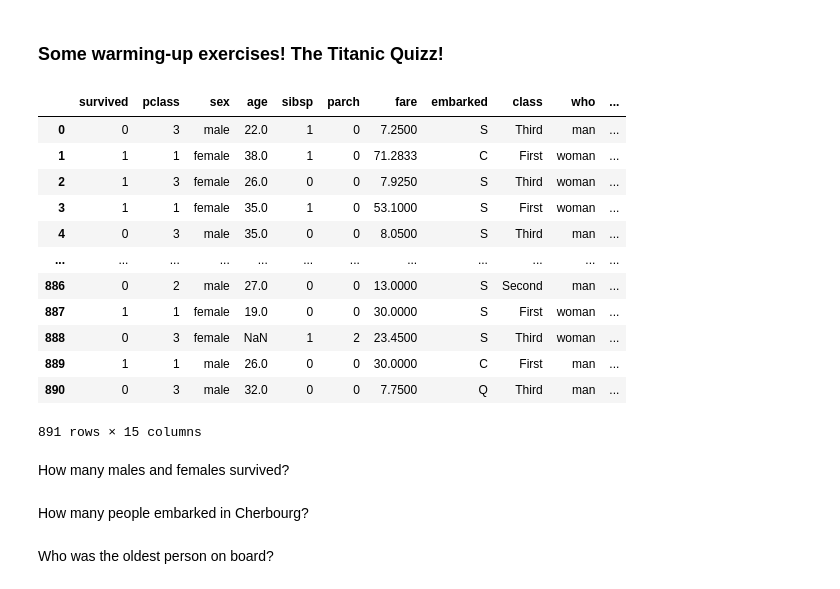
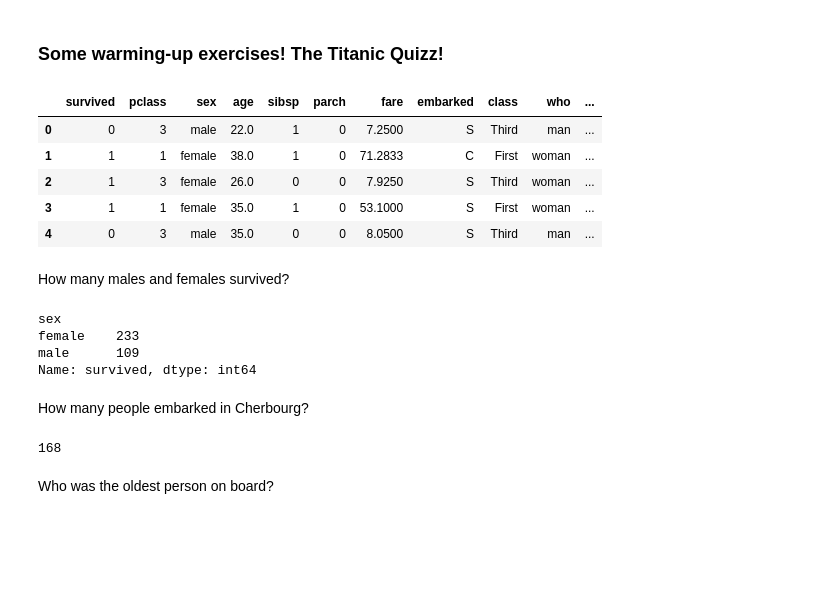
Before and after one commit to sheriffff/teaching-ironhack-data-madrid-2020, a Jupyter notebook: week_02/03-introduction-to-pandas.ipynb, the cells around one changed output. Saved outputs shown, nothing was run; the diff lists cells and outputs as text; code cells hidden in the pictures; blank space fills up the shorter version.

```diff
--- a/week_02/03-introduction-to-pandas.ipynb
+++ b/week_02/03-introduction-to-pandas.ipynb
@@ -588,23 +589,27 @@ df[df.age.between(16,20)]
 # %%
 df_titanic = sns.load_dataset("titanic")
-df_titanic
+df_titanic.head()
 # %% [output]
 |  | survived | pclass | sex | age | sibsp | parch | fare | embarked | class | who | ... |
 | 0 | 0 | 3 | male | 22.0 | 1 | 0 | 7.2500 | S | Third | man | ... |
 | 1 | 1 | 1 | female | 38.0 | 1 | 0 | 71.2833 | C | First | woman | ... |
 | 2 | 1 | 3 | female | 26.0 | 0 | 0 | 7.9250 | S | Third | woman | ... |
 | 3 | 1 | 1 | female | 35.0 | 1 | 0 | 53.1000 | S | First | woman | ... |
 | 4 | 0 | 3 | male | 35.0 | 0 | 0 | 8.0500 | S | Third | man | ... |
-| ... | ... | ... | ... | ... | ... | ... | ... | ... | ... | ... | ... |
-| 886 | 0 | 2 | male | 27.0 | 0 | 0 | 13.0000 | S | Second | man | ... |
-| 887 | 1 | 1 | female | 19.0 | 0 | 0 | 30.0000 | S | First | woman | ... |
-| 888 | 0 | 3 | female | NaN | 1 | 2 | 23.4500 | S | Third | woman | ... |
-| 889 | 1 | 1 | male | 26.0 | 0 | 0 | 30.0000 | C | First | man | ... |
-| 890 | 0 | 3 | male | 32.0 | 0 | 0 | 7.7500 | Q | Third | man | ... |
-891 rows × 15 columns
 # %% [markdown]
 How many males and females survived?
+# %%
+df_titanic.groupby('sex').survived.sum()
+# %% [output]
+sex
+female    233
+male      109
+Name: survived, dtype: int64
 # %% [markdown]
 How many people embarked in Cherbourg?
+# %%
+df_titanic[df_titanic.embark_town=='Cherbourg'].shape[0]
+# %% [output]
+168
 # %% [markdown]
 Who was the oldest person on board?
```
Also changed, not shown: parts of 32 cells of this notebook, 1 other file.
